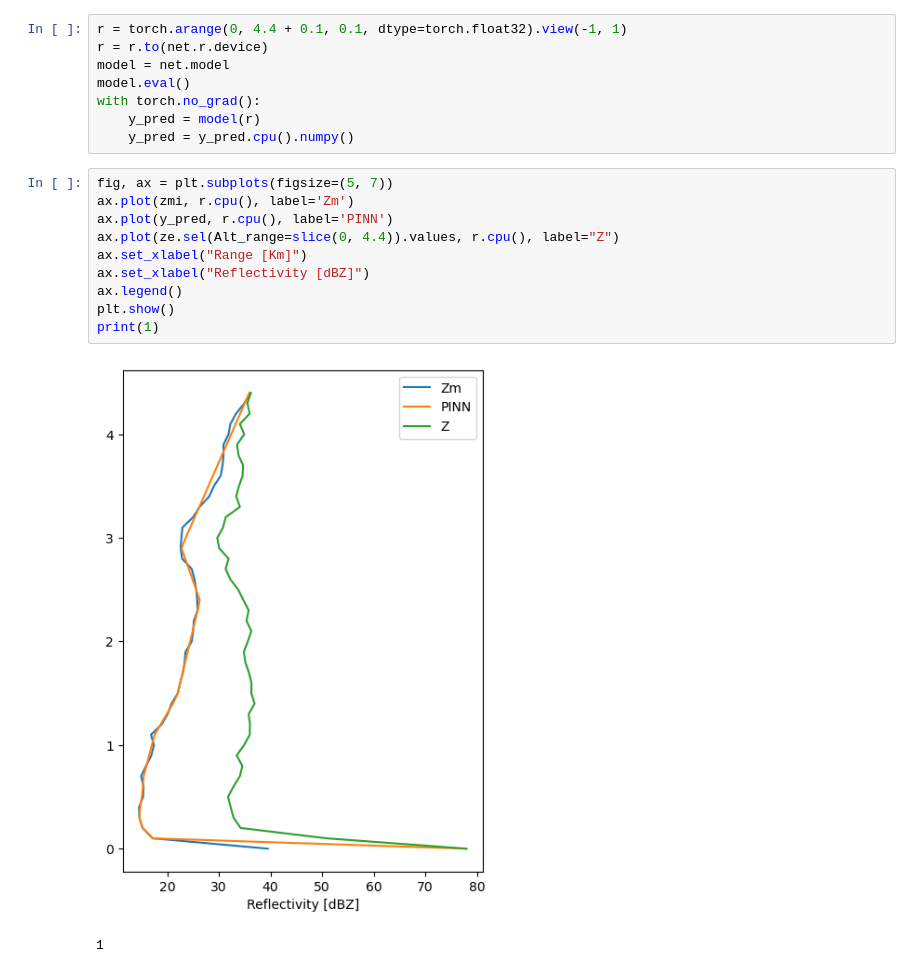
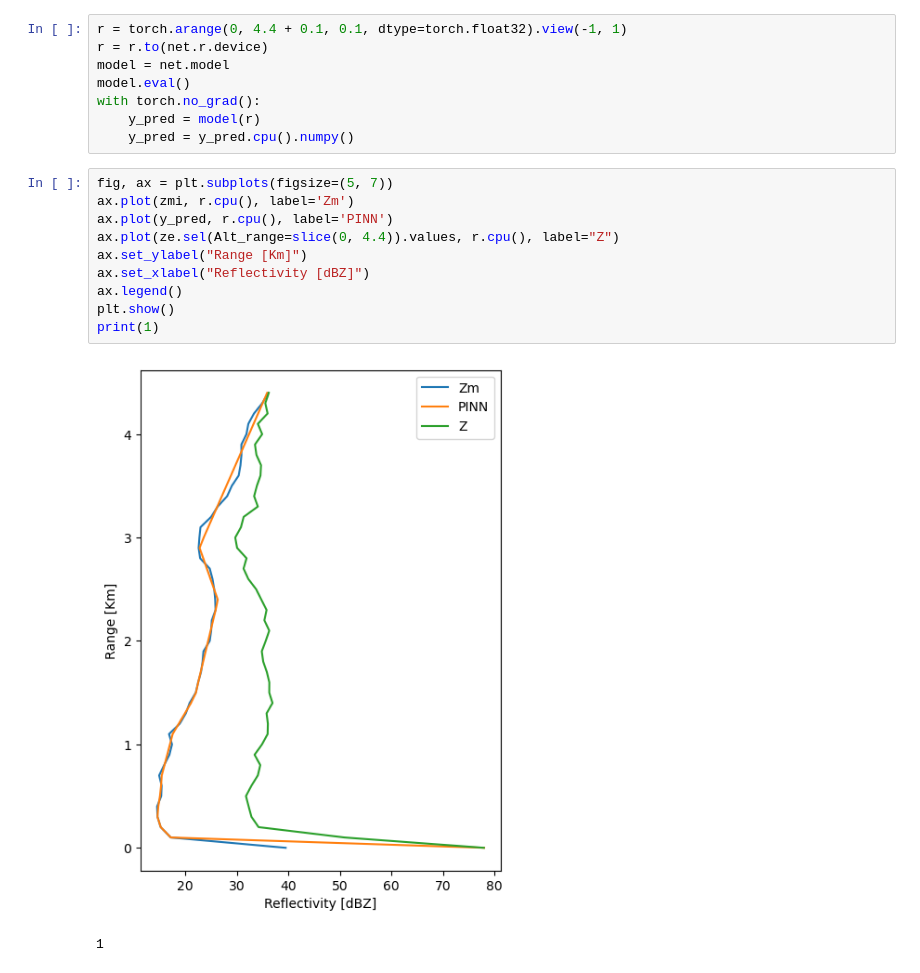
Before and after one commit to aladinor/notebooks, a Jupyter notebook: Attenuation.ipynb, the cells around one changed output. Saved outputs shown, nothing was run; the diff lists cells and outputs as text.

Commit message:
updating plot

```diff
--- a/Attenuation.ipynb
+++ b/Attenuation.ipynb
@@ -344,13 +347,13 @@ with torch.no_grad():
 # %%
 fig, ax = plt.subplots(figsize=(5, 7))
 ax.plot(zmi, r.cpu(), label='Zm')
 ax.plot(y_pred, r.cpu(), label='PINN')
 ax.plot(ze.sel(Alt_range=slice(0, 4.4)).values, r.cpu(), label="Z")
-ax.set_xlabel("Range [Km]")
+ax.set_ylabel("Range [Km]")
 ax.set_xlabel("Reflectivity [dBZ]")
 ax.legend()
 plt.show()
 print(1)
 # %% [output]
-[figure, old version]
+[figure, new version]
 1
```
Also changed, not shown: parts of 1 cell of this notebook.
